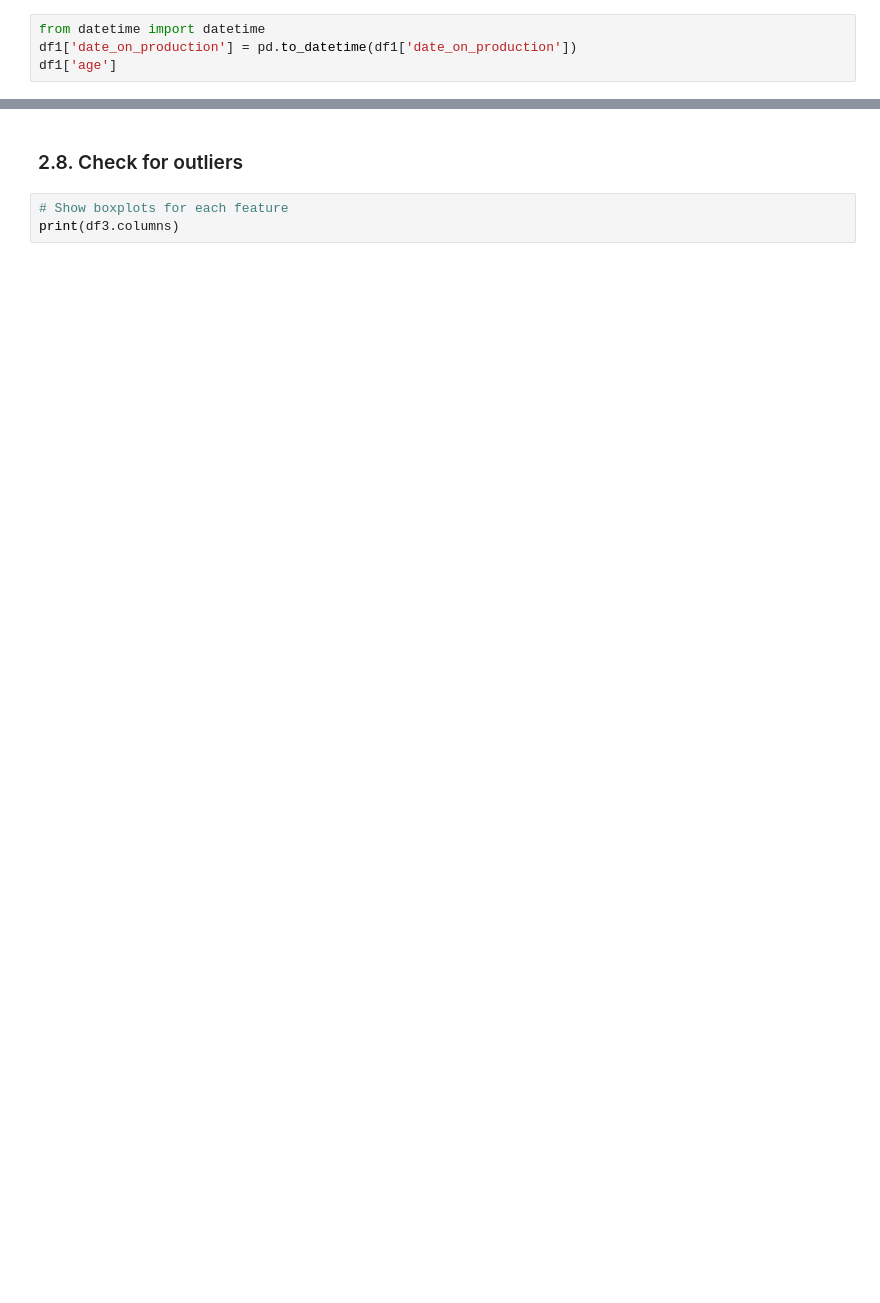
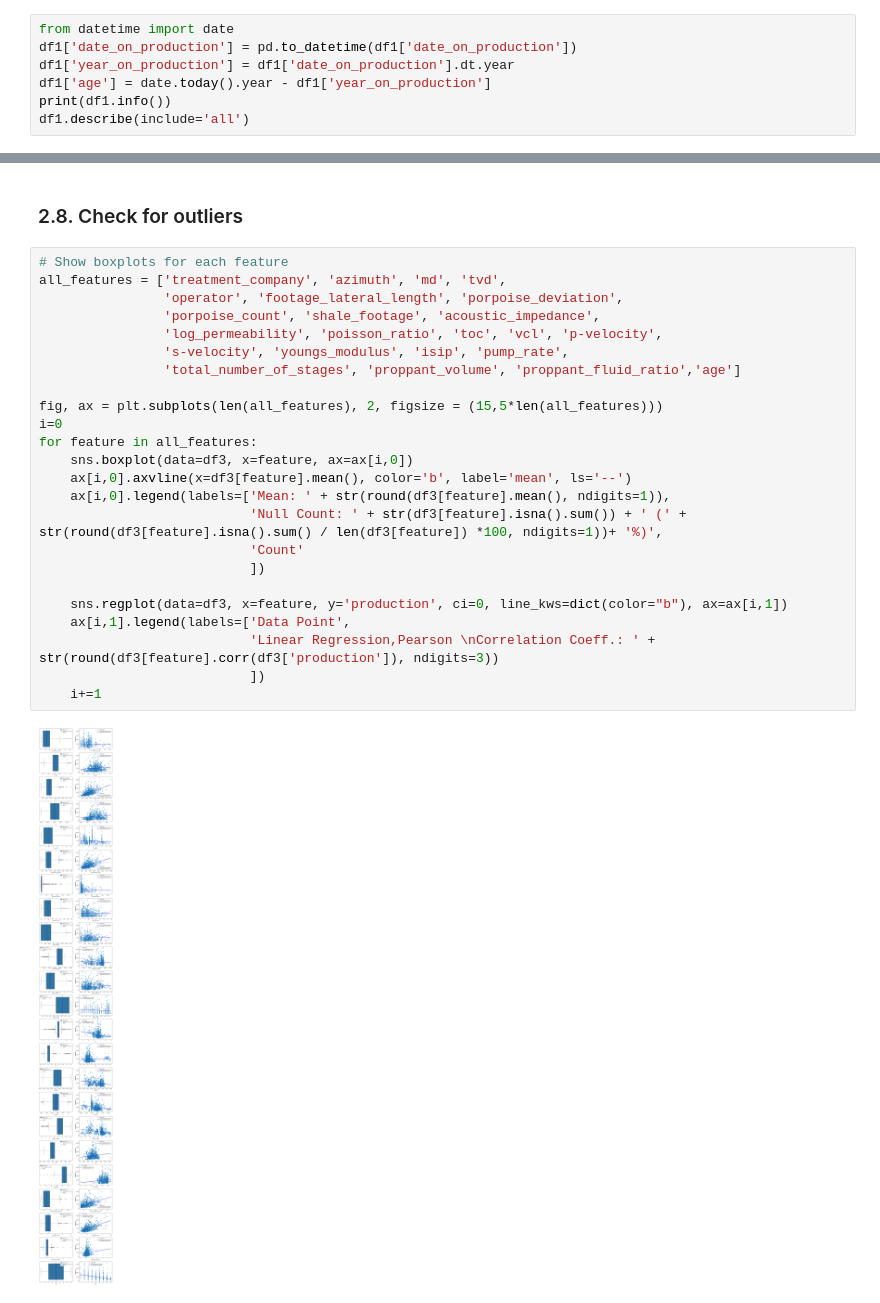
Before and after one commit to AlbertoMPalacioBastos/ML-model-for-production-prediction, a Jupyter notebook: ML-model-for-production-prediction.ipynb, the cells around one changed output, grey strips where cells are left out. Drawn from its saved outputs; the diff is of its cells as text; blank space fills up the shorter version.

```diff
--- a/ML-model-for-production-prediction.ipynb
+++ b/ML-model-for-production-prediction.ipynb
@@ -250,6 +250,9 @@ array([ 1,  2,  3,  4,  5,  6,  7,  8,  9, 10, 11, 12, 13, 14, 15, 16, 17,
 # %% [markdown]
 Regarding the `date_on_production` feature, a `age` can be extracted as a new feature by substracting the `date_on_production` from todays date.
 # %%
-from datetime import datetime
+from datetime import date
 df1['date_on_production'] = pd.to_datetime(df1['date_on_production'])
-df1['age']
+df1['year_on_production'] = df1['date_on_production'].dt.year
+df1['age'] = date.today().year - df1['year_on_production']
+print(df1.info())
+df1.describe(include='all')
@@ -334,5 +453,28 @@ df3.describe(include=('all'))
 # %% [markdown]
 ### 2.8. Check for outliers
-# %%
-# Show boxplots for each feature
-print(df3.columns)
+# %%
+# Show boxplots for each feature
+all_features = ['treatment_company', 'azimuth', 'md', 'tvd',
+                'operator', 'footage_lateral_length', 'porpoise_deviation',
+                'porpoise_count', 'shale_footage', 'acoustic_impedance',
+                'log_permeability', 'poisson_ratio', 'toc', 'vcl', 'p-velocity',
+                's-velocity', 'youngs_modulus', 'isip', 'pump_rate',
+                'total_number_of_stages', 'proppant_volume', 'proppant_fluid_ratio','age']
+
+fig, ax = plt.subplots(len(all_features), 2, figsize = (15,5*len(all_features)))
+i=0
+for feature in all_features:
+    sns.boxplot(data=df3, x=feature, ax=ax[i,0])
+    ax[i,0].axvline(x=df3[feature].mean(), color='b', label='mean', ls='--')
+    ax[i,0].legend(labels=['Mean: ' + str(round(df3[feature].mean(), ndigits=1)),
+                           'Null Count: ' + str(df3[feature].isna().sum()) + ' (' + str(round(df3[feature].isna().sum() / len(df3[feature]) *100, ndigits=1))+ '%)',
+                           'Count'
+                           ])
+
+    sns.regplot(data=df3, x=feature, y='production', ci=0, line_kws=dict(color="b"), ax=ax[i,1])
+    ax[i,1].legend(labels=['Data Point',
+                           'Linear Regression,Pearson \nCorrelation Coeff.: ' + str(round(df3[feature].corr(df3['production']), ndigits=3))
+                           ])
+    i+=1
+# %% [output]
+[figure, added]
```
Also changed, not shown: parts of 9 cells of this notebook.
